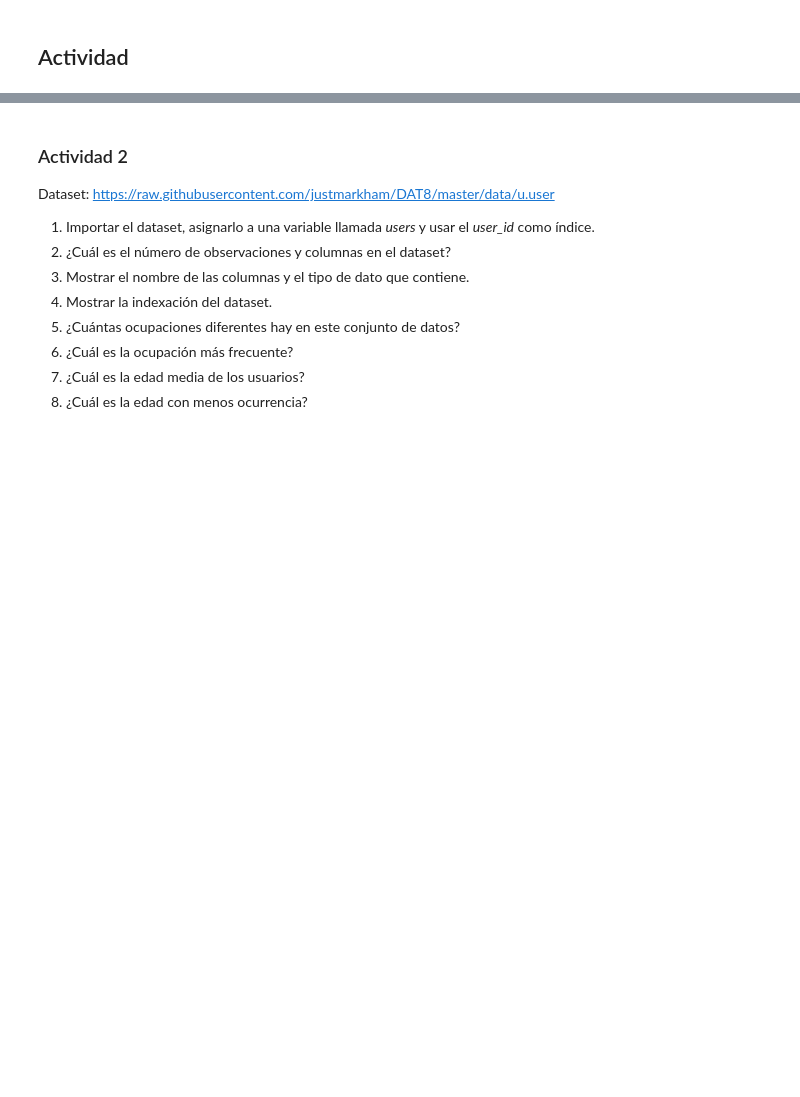
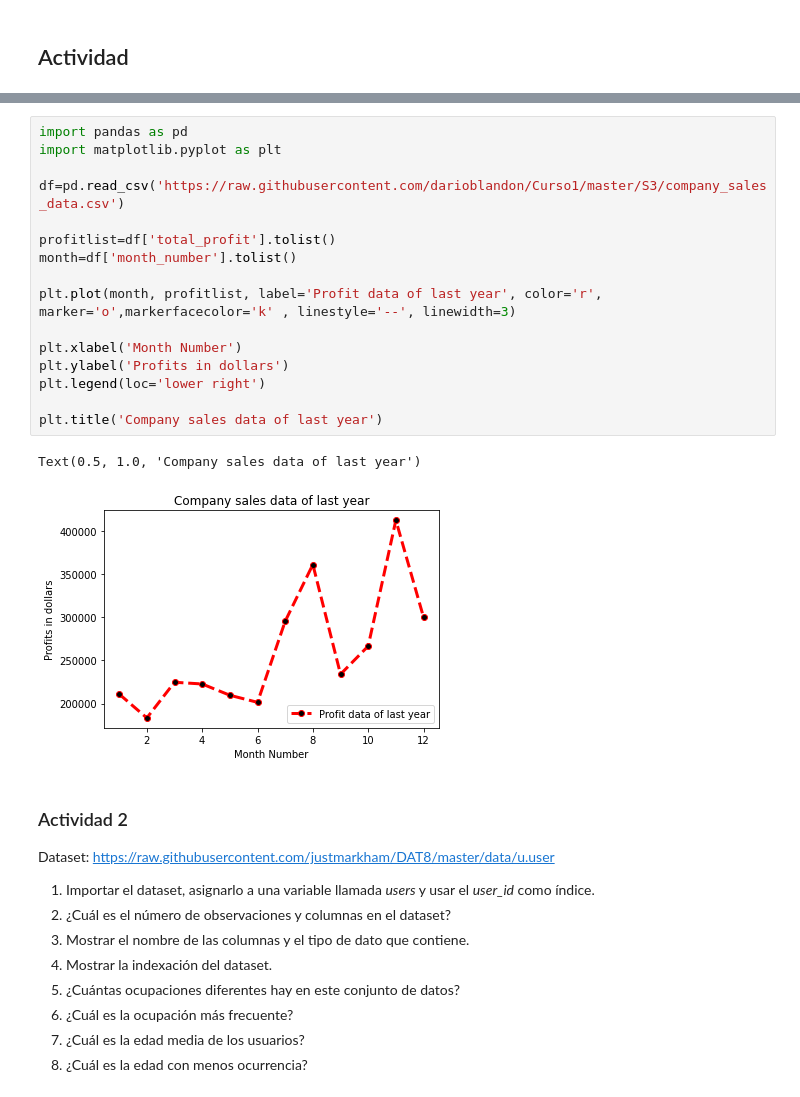
Before and after one commit to darioblandon/Curso1, a Jupyter notebook: S3/Taller_3.ipynb, the cells around one changed output, grey strips where cells are left out. Cells and saved outputs as stored; diff of their text form; blank space fills up the shorter version.

```diff
--- a/S3/Taller_3.ipynb
+++ b/S3/Taller_3.ipynb
@@ -404,6 +404,25 @@ Cargue el dataset provisto en la dirección 'https://pynative.com/wp-content/upl
 
 Solución esperada:
 <p><img  height="260px" src="https://pynative.com/wp-content/uploads/2019/01/matplotlib_and_pandas_exercise_2_plot_style_properties-768x512.png" align="center" hspace="10px" vspace="0px"></p>
+# %%
+import pandas as pd
+import matplotlib.pyplot as plt
+
+df=pd.read_csv('https://raw.githubusercontent.com/darioblandon/Curso1/master/S3/company_sales_data.csv')
+
+profitlist=df['total_profit'].tolist()
+month=df['month_number'].tolist()
+
+plt.plot(month, profitlist, label='Profit data of last year', color='r', marker='o',markerfacecolor='k' , linestyle='--', linewidth=3)
+
+plt.xlabel('Month Number')
+plt.ylabel('Profits in dollars')
+plt.legend(loc='lower right')
+
+plt.title('Company sales data of last year')
+# %% [output]
+Text(0.5, 1.0, 'Company sales data of last year')
+[figure, added]
 # %% [markdown]
 ### Actividad 2
 
```
Also changed, not shown: parts of 4 cells of this notebook.
